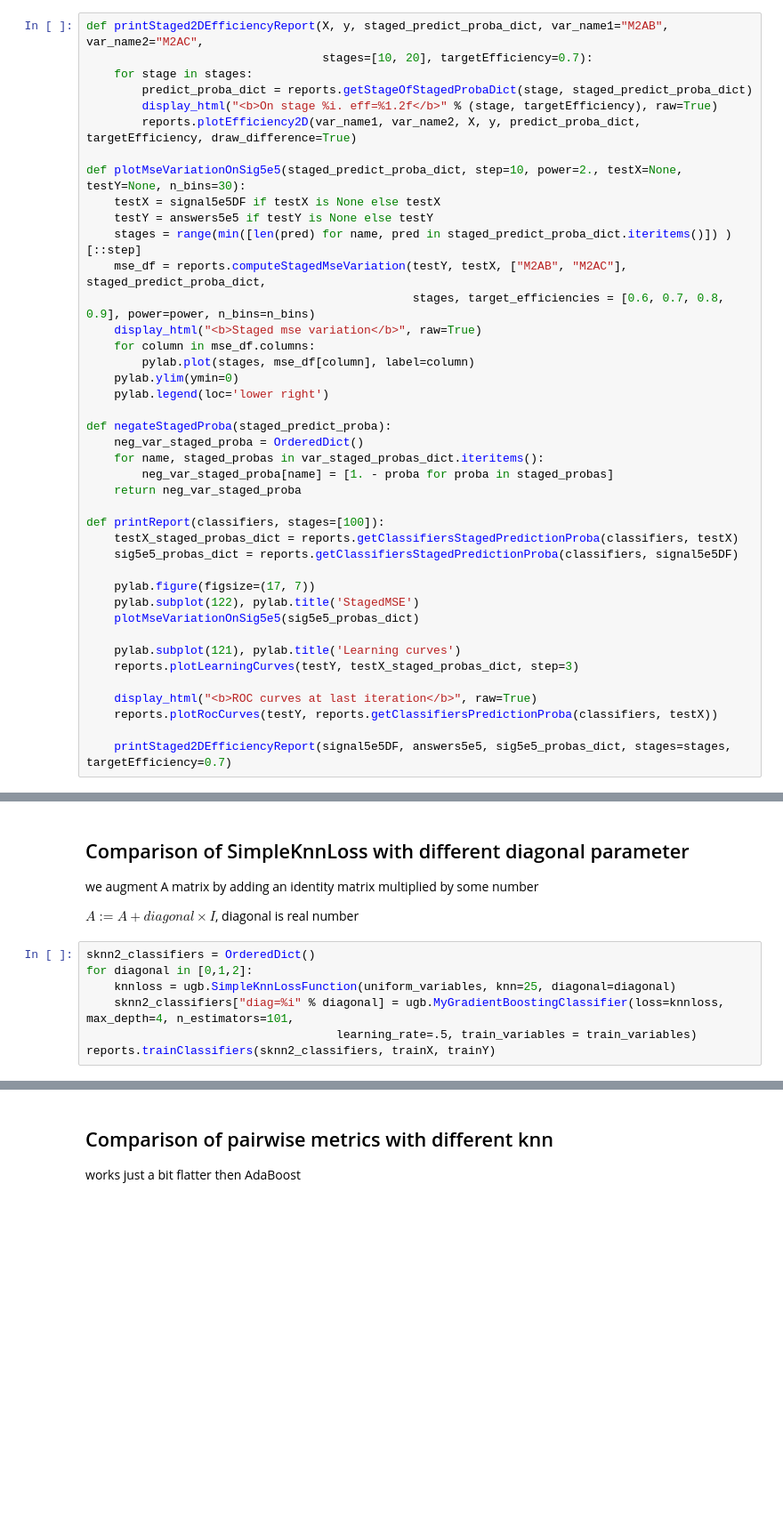
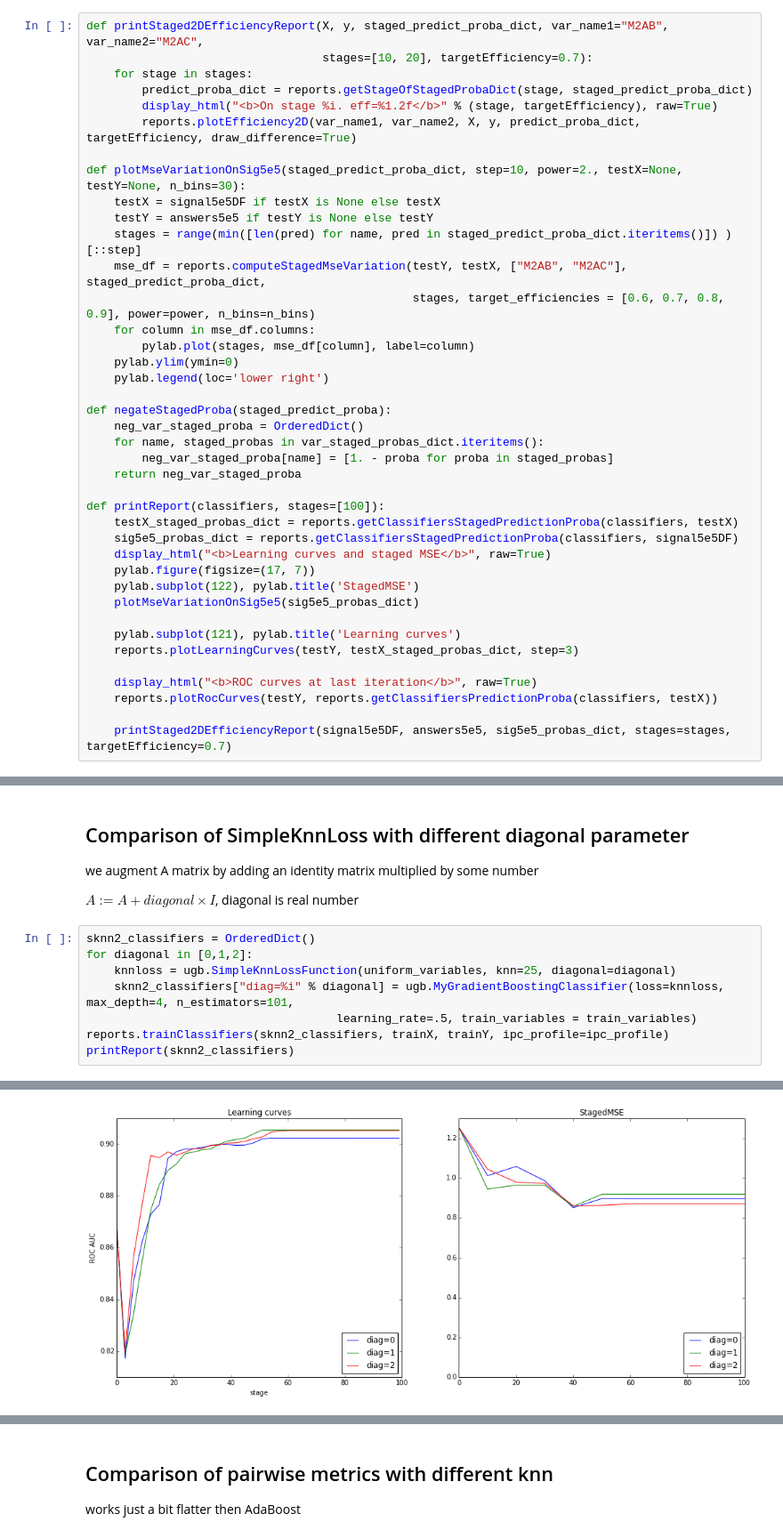
Before and after one commit to anaderi/lhcb_trigger_ml, a Jupyter notebook: IPythonWorkflow/DalitzUGBDemo.ipynb, the cells around one changed output, grey strips where cells are left out. Shown at 89% size. Cells and saved outputs as stored; diff of their text form; blank space fills up the shorter version.

```diff
--- a/IPythonWorkflow/DalitzUGBDemo.ipynb
+++ b/IPythonWorkflow/DalitzUGBDemo.ipynb
@@ -162,7 +104,6 @@ def plotMseVariationOnSig5e5(staged_predict_proba_dict, step=10, power=2., testX
     stages = range(min([len(pred) for name, pred in staged_predict_proba_dict.iteritems()]) )[::step]
     mse_df = reports.computeStagedMseVariation(testY, testX, ["M2AB", "M2AC"], staged_predict_proba_dict,
                                                stages, target_efficiencies = [0.6, 0.7, 0.8, 0.9], power=power, n_bins=n_bins)
-    display_html("<b>Staged mse variation</b>", raw=True)
     for column in mse_df.columns:
         pylab.plot(stages, mse_df[column], label=column)
     pylab.ylim(ymin=0)
@@ -177,7 +118,7 @@ def negateStagedProba(staged_predict_proba):
 def printReport(classifiers, stages=[100]):
     testX_staged_probas_dict = reports.getClassifiersStagedPredictionProba(classifiers, testX)
     sig5e5_probas_dict = reports.getClassifiersStagedPredictionProba(classifiers, signal5e5DF)
-
+    display_html("<b>Learning curves and staged MSE</b>", raw=True)
     pylab.figure(figsize=(17, 7))
     pylab.subplot(122), pylab.title('StagedMSE')
     plotMseVariationOnSig5e5(sig5e5_probas_dict)
@@ -343,5 +262,6 @@ for diagonal in [0,1,2]:
     knnloss = ugb.SimpleKnnLossFunction(uniform_variables, knn=25, diagonal=diagonal)
     sknn2_classifiers["diag=%i" % diagonal] = ugb.MyGradientBoostingClassifier(loss=knnloss, max_depth=4, n_estimators=101,
                                     learning_rate=.5, train_variables = train_variables)
-reports.trainClassifiers(sknn2_classifiers, trainX, trainY)
+reports.trainClassifiers(sknn2_classifiers, trainX, trainY, ipc_profile=ipc_profile)
+printReport(sknn2_classifiers)
 # %% [output]
@@ -350,0 +272 @@ Classifier       diag=2 is learnt in 27.43 seconds
+[figure, added]
```
Also changed, not shown: parts of 26 cells of this notebook, 3 other files.
